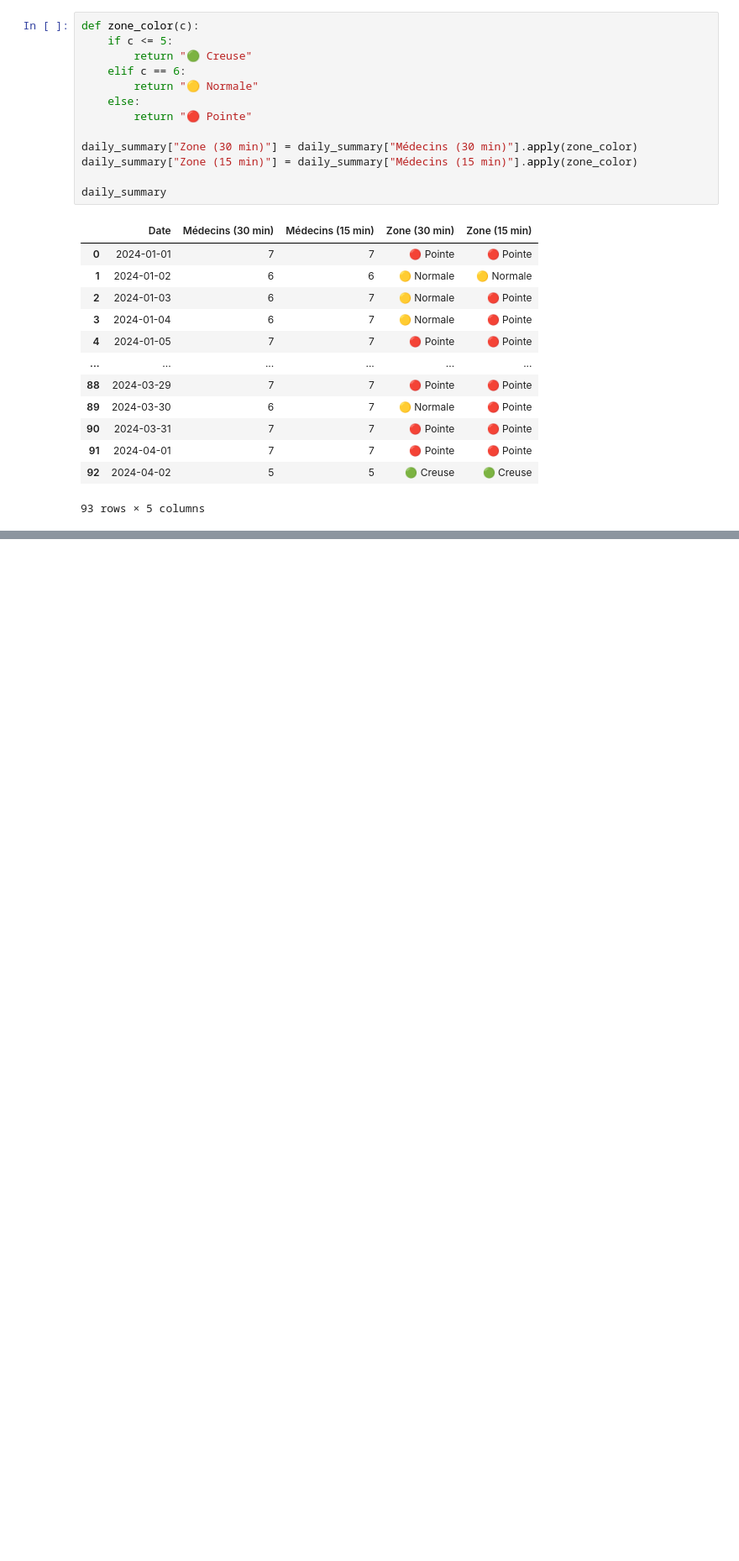
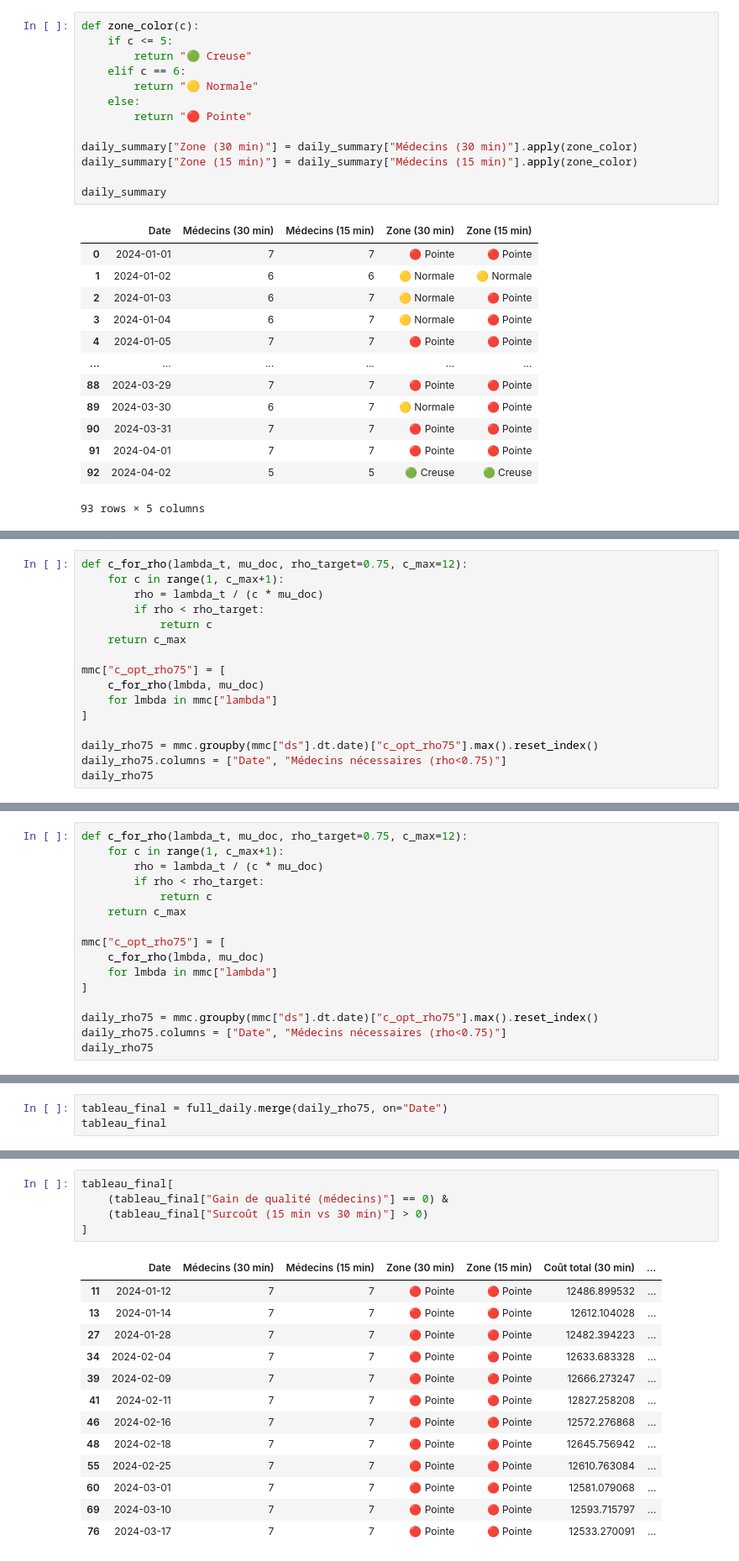
Before and after one commit to John-dotcom-cyber/hospital-emergency-optimizer, a Jupyter notebook: notebooks/prediction/prediction_basique.ipynb, the cells around one changed output, grey strips where cells are left out. Shown at 84% size. Cells and saved outputs as stored; diff of their text form; blank space fills up the shorter version.

```diff
--- a/notebooks/prediction/prediction_basique.ipynb
+++ b/notebooks/prediction/prediction_basique.ipynb
@@ -507,0 +776,16 @@ daily_cost
+# %%
+def c_for_rho(lambda_t, mu_doc, rho_target=0.75, c_max=12):
+    for c in range(1, c_max+1):
+        rho = lambda_t / (c * mu_doc)
+        if rho < rho_target:
+            return c
+    return c_max
+
+mmc["c_opt_rho75"] = [
+    c_for_rho(lmbda, mu_doc)
+    for lmbda in mmc["lambda"]
+]
+
+daily_rho75 = mmc.groupby(mmc["ds"].dt.date)["c_opt_rho75"].max().reset_index()
+daily_rho75.columns = ["Date", "Médecins nécessaires (rho<0.75)"]
+daily_rho75
@@ -507,0 +852,16 @@ daily_cost
+# %%
+def c_for_rho(lambda_t, mu_doc, rho_target=0.75, c_max=12):
+    for c in range(1, c_max+1):
+        rho = lambda_t / (c * mu_doc)
+        if rho < rho_target:
+            return c
+    return c_max
+
+mmc["c_opt_rho75"] = [
+    c_for_rho(lmbda, mu_doc)
+    for lmbda in mmc["lambda"]
+]
+
+daily_rho75 = mmc.groupby(mmc["ds"].dt.date)["c_opt_rho75"].max().reset_index()
+daily_rho75.columns = ["Date", "Médecins nécessaires (rho<0.75)"]
+daily_rho75
@@ -507,0 +882,3 @@ daily_cost
+# %%
+tableau_final = full_daily.merge(daily_rho75, on="Date")
+tableau_final
@@ -507,0 +915,19 @@ daily_cost
+# %%
+tableau_final[
+    (tableau_final["Gain de qualité (médecins)"] == 0) &
+    (tableau_final["Surcoût (15 min vs 30 min)"] > 0)
+]
+# %% [output]
+|  | Date | Médecins (30 min) | Médecins (15 min) | Zone (30 min) | Zone (15 min) | Coût total (30 min) | ... |
+| 11 | 2024-01-12 | 7 | 7 | 🔴 Pointe | 🔴 Pointe | 12486.899532 | ... |
+| 13 | 2024-01-14 | 7 | 7 | 🔴 Pointe | 🔴 Pointe | 12612.104028 | ... |
+| 27 | 2024-01-28 | 7 | 7 | 🔴 Pointe | 🔴 Pointe | 12482.394223 | ... |
+| 34 | 2024-02-04 | 7 | 7 | 🔴 Pointe | 🔴 Pointe | 12633.683328 | ... |
+| 39 | 2024-02-09 | 7 | 7 | 🔴 Pointe | 🔴 Pointe | 12666.273247 | ... |
+| 41 | 2024-02-11 | 7 | 7 | 🔴 Pointe | 🔴 Pointe | 12827.258208 | ... |
+| 46 | 2024-02-16 | 7 | 7 | 🔴 Pointe | 🔴 Pointe | 12572.276868 | ... |
+| 48 | 2024-02-18 | 7 | 7 | 🔴 Pointe | 🔴 Pointe | 12645.756942 | ... |
+| 55 | 2024-02-25 | 7 | 7 | 🔴 Pointe | 🔴 Pointe | 12610.763084 | ... |
+| 60 | 2024-03-01 | 7 | 7 | 🔴 Pointe | 🔴 Pointe | 12581.079068 | ... |
+| 69 | 2024-03-10 | 7 | 7 | 🔴 Pointe | 🔴 Pointe | 12593.715797 | ... |
+| 76 | 2024-03-17 | 7 | 7 | 🔴 Pointe | 🔴 Pointe | 12533.270091 | ... |
```
Also changed, not shown: parts of 45 cells of this notebook, 7 other files.
